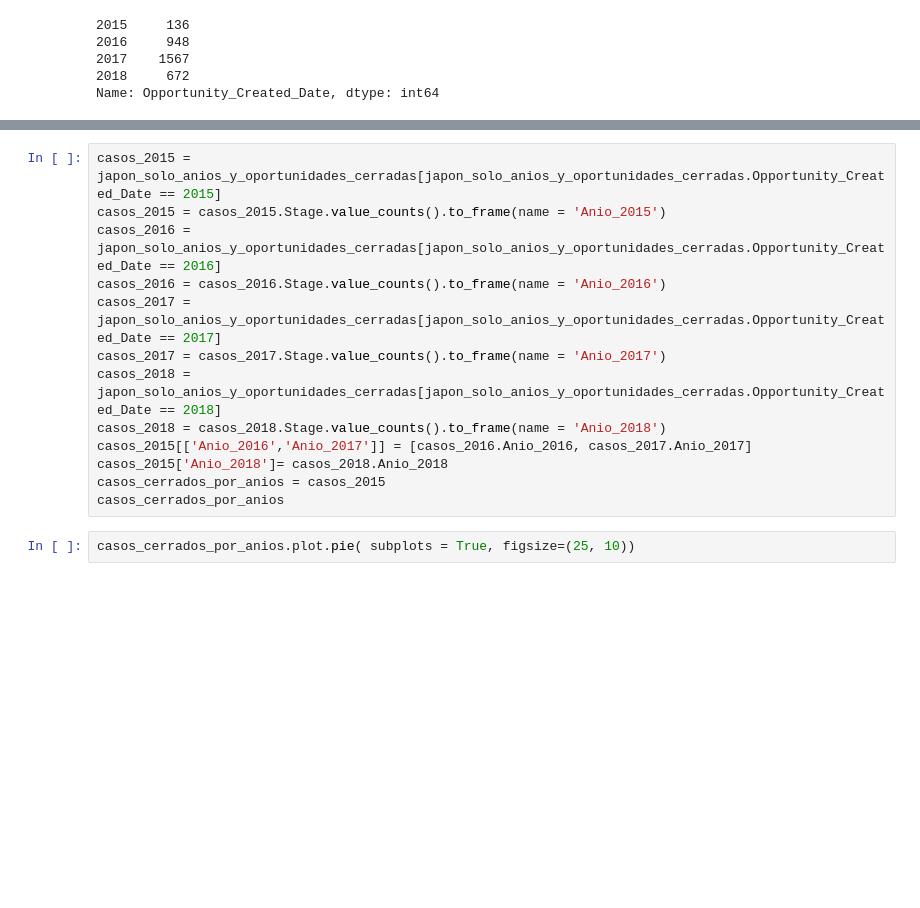
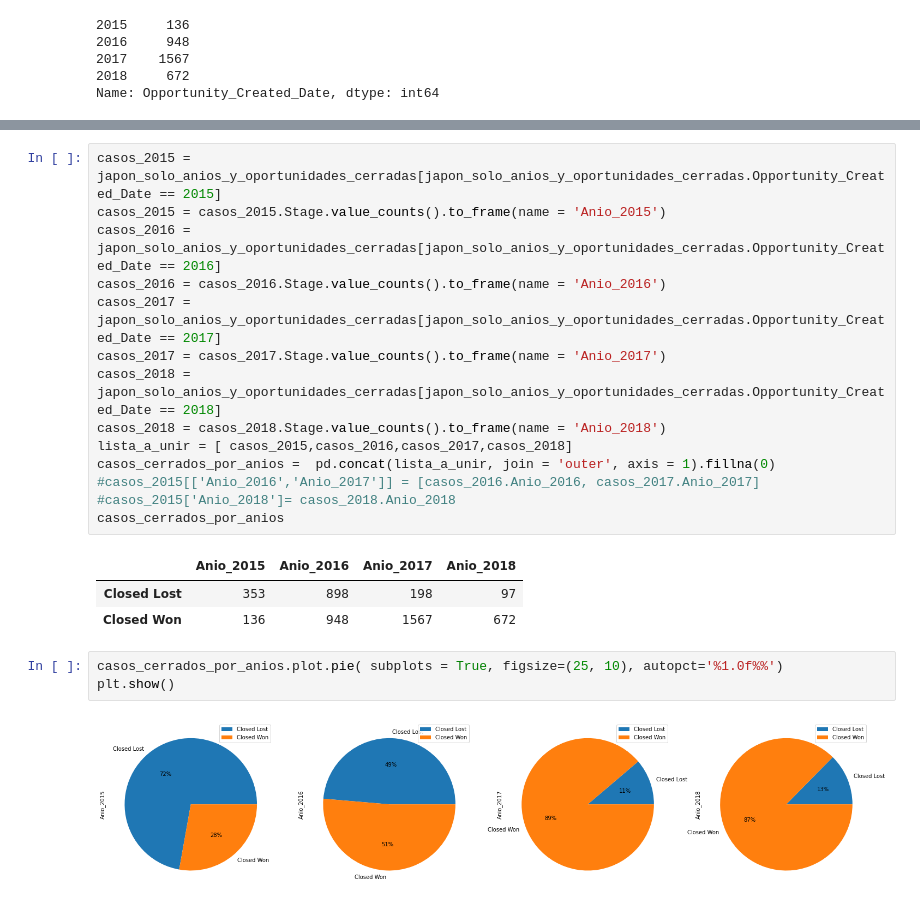
Before and after one commit to Ramaxx95/TP1-Orga-de-Datos, a Jupyter notebook: Visualizaciones/Region_Japan.ipynb, the cells around one changed output, grey strips where cells are left out. Saved outputs shown, nothing was run; the diff lists cells and outputs as text; blank space fills up the shorter version.

```diff
--- a/Visualizaciones/Region_Japan.ipynb
+++ b/Visualizaciones/Region_Japan.ipynb
@@ -140,9 +217,17 @@ casos_2017 = japon_solo_anios_y_oportunidades_cerradas[japon_solo_anios_y_oportu
 casos_2017 = casos_2017.Stage.value_counts().to_frame(name = 'Anio_2017')
 casos_2018 = japon_solo_anios_y_oportunidades_cerradas[japon_solo_anios_y_oportunidades_cerradas.Opportunity_Created_Date == 2018]
 casos_2018 = casos_2018.Stage.value_counts().to_frame(name = 'Anio_2018')
-casos_2015[['Anio_2016','Anio_2017']] = [casos_2016.Anio_2016, casos_2017.Anio_2017]
-casos_2015['Anio_2018']= casos_2018.Anio_2018
-casos_cerrados_por_anios = casos_2015
+lista_a_unir = [ casos_2015,casos_2016,casos_2017,casos_2018]
+casos_cerrados_por_anios =  pd.concat(lista_a_unir, join = 'outer', axis = 1).fillna(0)
+#casos_2015[['Anio_2016','Anio_2017']] = [casos_2016.Anio_2016, casos_2017.Anio_2017]
+#casos_2015['Anio_2018']= casos_2018.Anio_2018
 casos_cerrados_por_anios
+# %% [output]
+|  | Anio_2015 | Anio_2016 | Anio_2017 | Anio_2018 |
+| Closed Lost | 353 | 898 | 198 | 97 |
+| Closed Won | 136 | 948 | 1567 | 672 |
 # %%
-casos_cerrados_por_anios.plot.pie( subplots = True, figsize=(25, 10))
+casos_cerrados_por_anios.plot.pie( subplots = True, figsize=(25, 10), autopct='%1.0f%%')
+plt.show()
+# %% [output]
+[figure, added]
```
Also changed, not shown: parts of 8 cells of this notebook, 2 other files.
